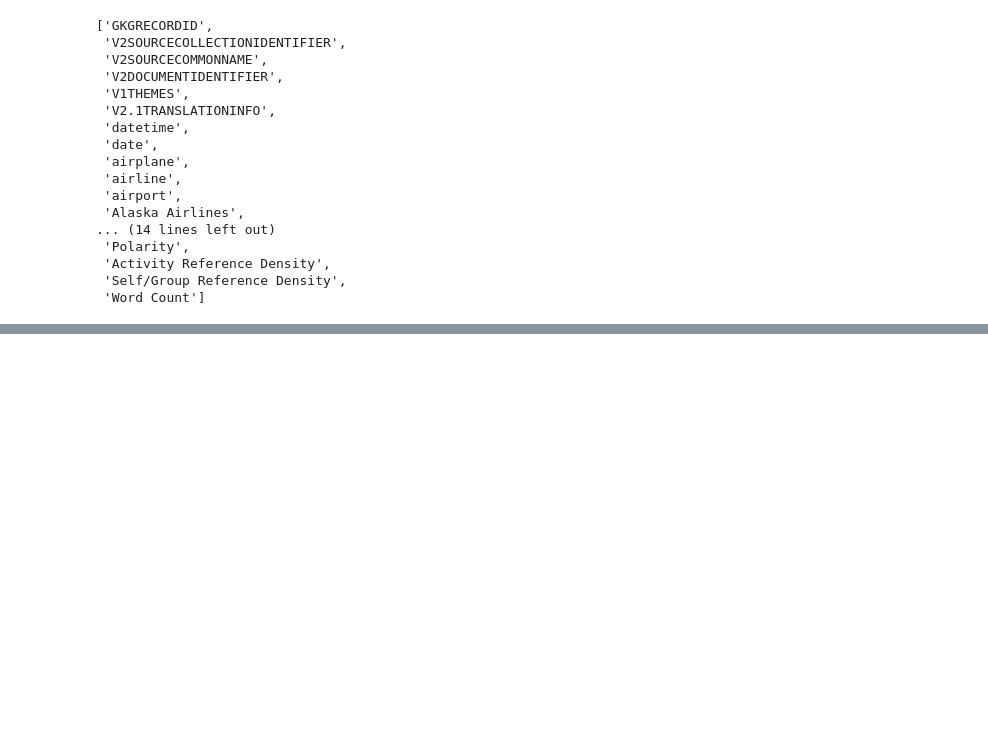
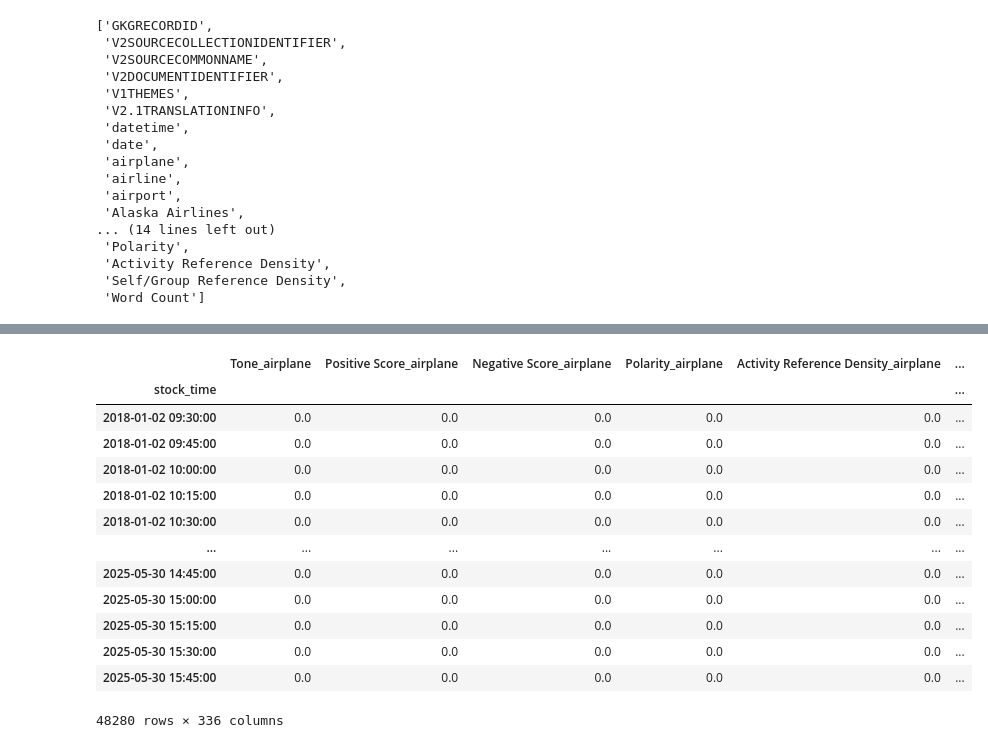
Before and after one commit to svanomm/sentiment-volume-forecasting, a Jupyter notebook: Scripts/01 GDELT Data/02 Cleaning GDELT Data.ipynb, the cells around one changed output, grey strips where cells are left out. Cells and saved outputs as stored; diff of their text form; code cells hidden in the pictures; blank space fills up the shorter version.

```diff
--- a/Scripts/01 GDELT Data/02 Cleaning GDELT Data.ipynb
+++ b/Scripts/01 GDELT Data/02 Cleaning GDELT Data.ipynb
@@ -279,0 +268,23 @@ grouped_df
+# %%
+# For each column, create a 26-period (# of 15-min periods in 1 trading day) rolling sum and rolling mean
+for topic in topics:
+    for metric in metrics:
+        grouped_df[f'{metric}_{topic}_rolling_sum26']  = grouped_df[f'{metric}_{topic}'].rolling(window=26, min_periods=1).sum()
+        grouped_df[f'{metric}_{topic}_rolling_mean26'] = grouped_df[f'{metric}_{topic}'].rolling(window=26, min_periods=1).mean()
+# %%
+grouped_df
+# %% [output]
+|  | Tone_airplane | Positive Score_airplane | Negative Score_airplane | Polarity_airplane | Activity Reference Density_airplane | ... |
+| stock_time |  |  |  |  |  | ... |
+| 2018-01-02 09:30:00 | 0.0 | 0.0 | 0.0 | 0.0 | 0.0 | ... |
+| 2018-01-02 09:45:00 | 0.0 | 0.0 | 0.0 | 0.0 | 0.0 | ... |
+| 2018-01-02 10:00:00 | 0.0 | 0.0 | 0.0 | 0.0 | 0.0 | ... |
+| 2018-01-02 10:15:00 | 0.0 | 0.0 | 0.0 | 0.0 | 0.0 | ... |
+| 2018-01-02 10:30:00 | 0.0 | 0.0 | 0.0 | 0.0 | 0.0 | ... |
+| ... | ... | ... | ... | ... | ... | ... |
+| 2025-05-30 14:45:00 | 0.0 | 0.0 | 0.0 | 0.0 | 0.0 | ... |
+| 2025-05-30 15:00:00 | 0.0 | 0.0 | 0.0 | 0.0 | 0.0 | ... |
+| 2025-05-30 15:15:00 | 0.0 | 0.0 | 0.0 | 0.0 | 0.0 | ... |
+| 2025-05-30 15:30:00 | 0.0 | 0.0 | 0.0 | 0.0 | 0.0 | ... |
+| 2025-05-30 15:45:00 | 0.0 | 0.0 | 0.0 | 0.0 | 0.0 | ... |
+48280 rows × 336 columns
```
Also changed, not shown: parts of 11 cells of this notebook, 1 other file.
